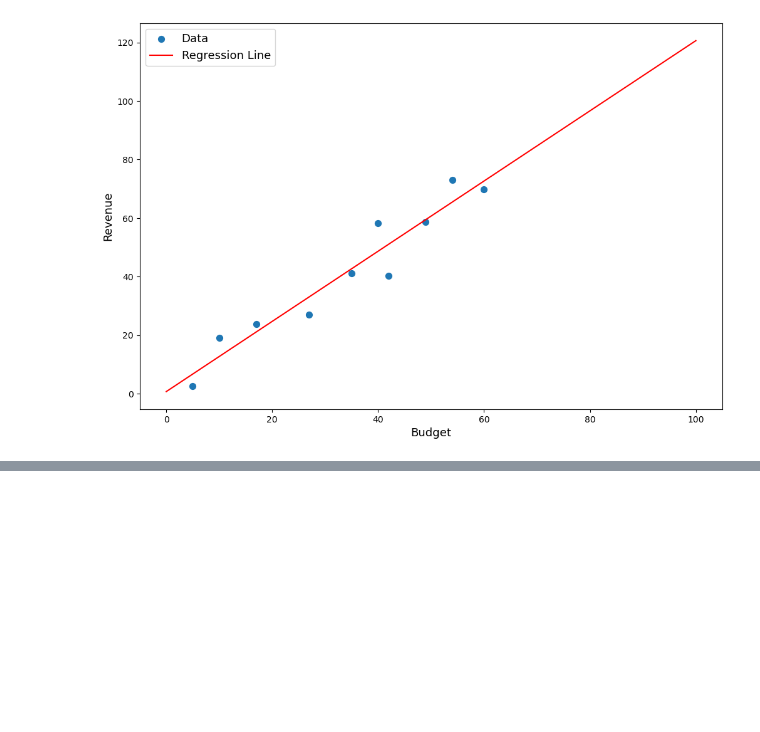
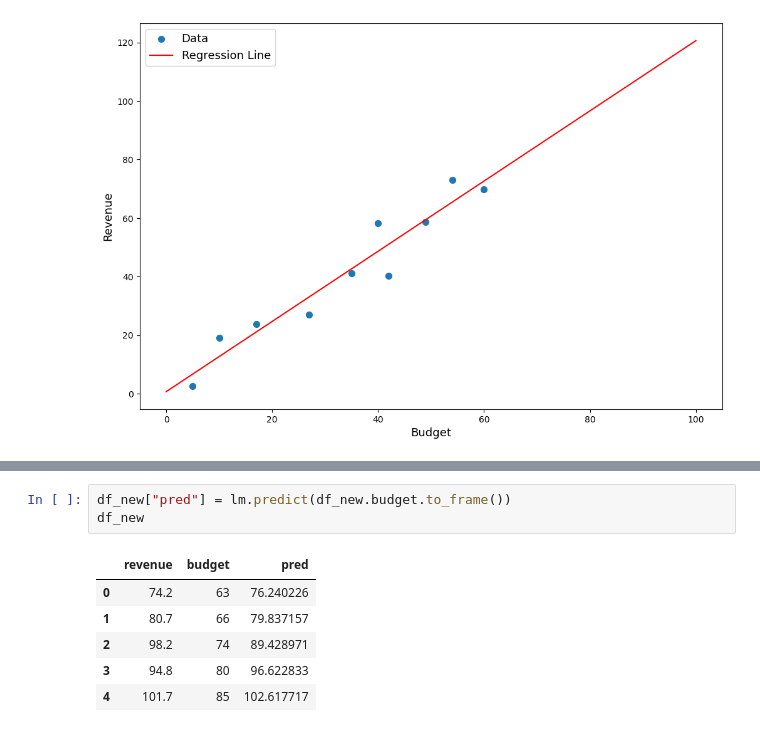
Before and after one commit to apasvenskas/Python-practice-with-financial-data, a Jupyter notebook: Testing/Linear_Regresion.ipynb, the cells around one changed output, grey strips where cells are left out. Drawn from its saved outputs; the diff is of its cells as text; blank space fills up the shorter version.

```diff
--- a/Testing/Linear_Regresion.ipynb
+++ b/Testing/Linear_Regresion.ipynb
@@ -80,0 +101,10 @@ plt.show()
+# %%
+df_new["pred"] = lm.predict(df_new.budget.to_frame())
+df_new
+# %% [output]
+|  | revenue | budget | pred |
+| 0 | 74.2 | 63 | 76.240226 |
+| 1 | 80.7 | 66 | 79.837157 |
+| 2 | 98.2 | 74 | 89.428971 |
+| 3 | 94.8 | 80 | 96.622833 |
+| 4 | 101.7 | 85 | 102.617717 |
```
Also changed, not shown: parts of 7 cells of this notebook.
